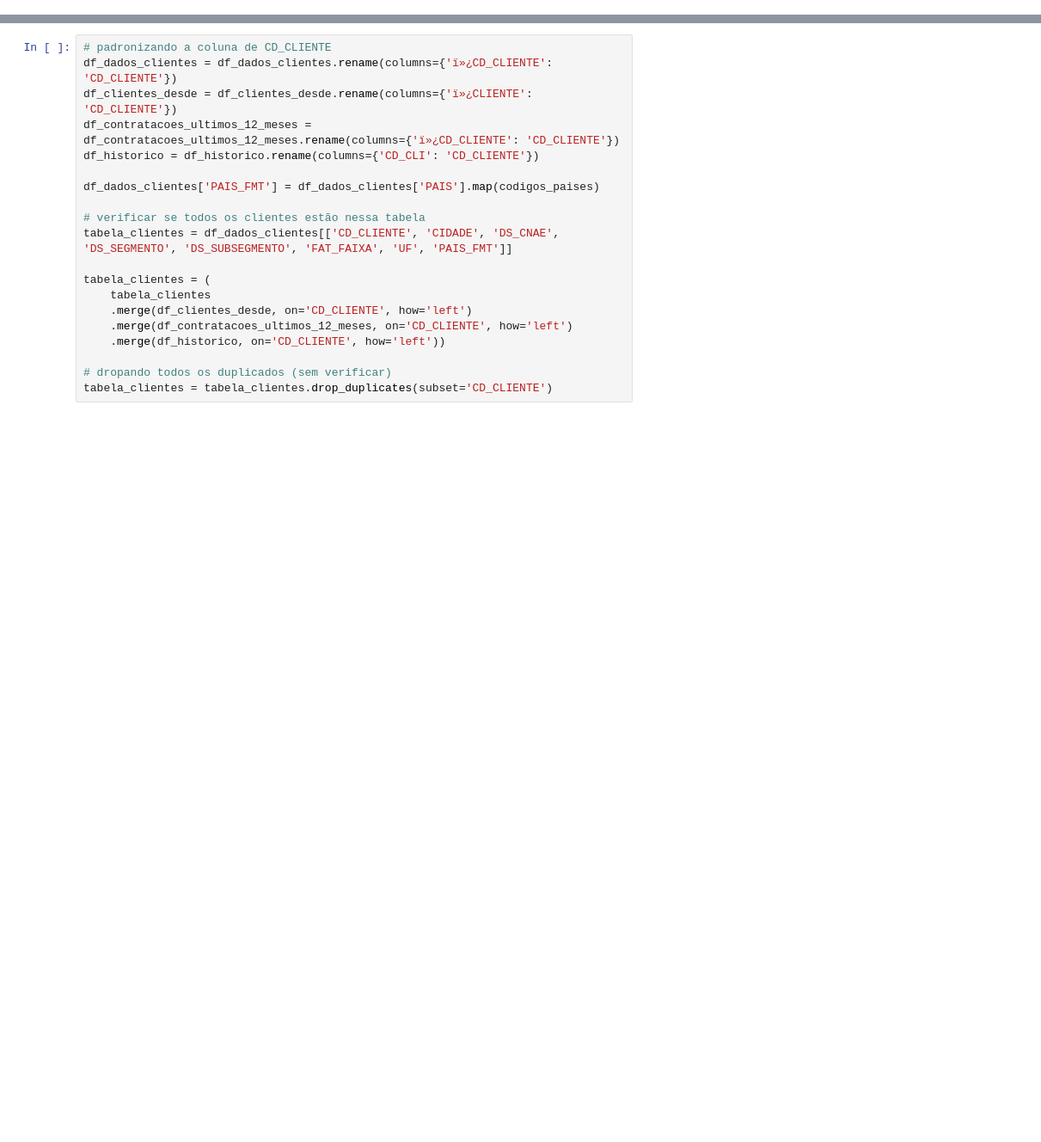
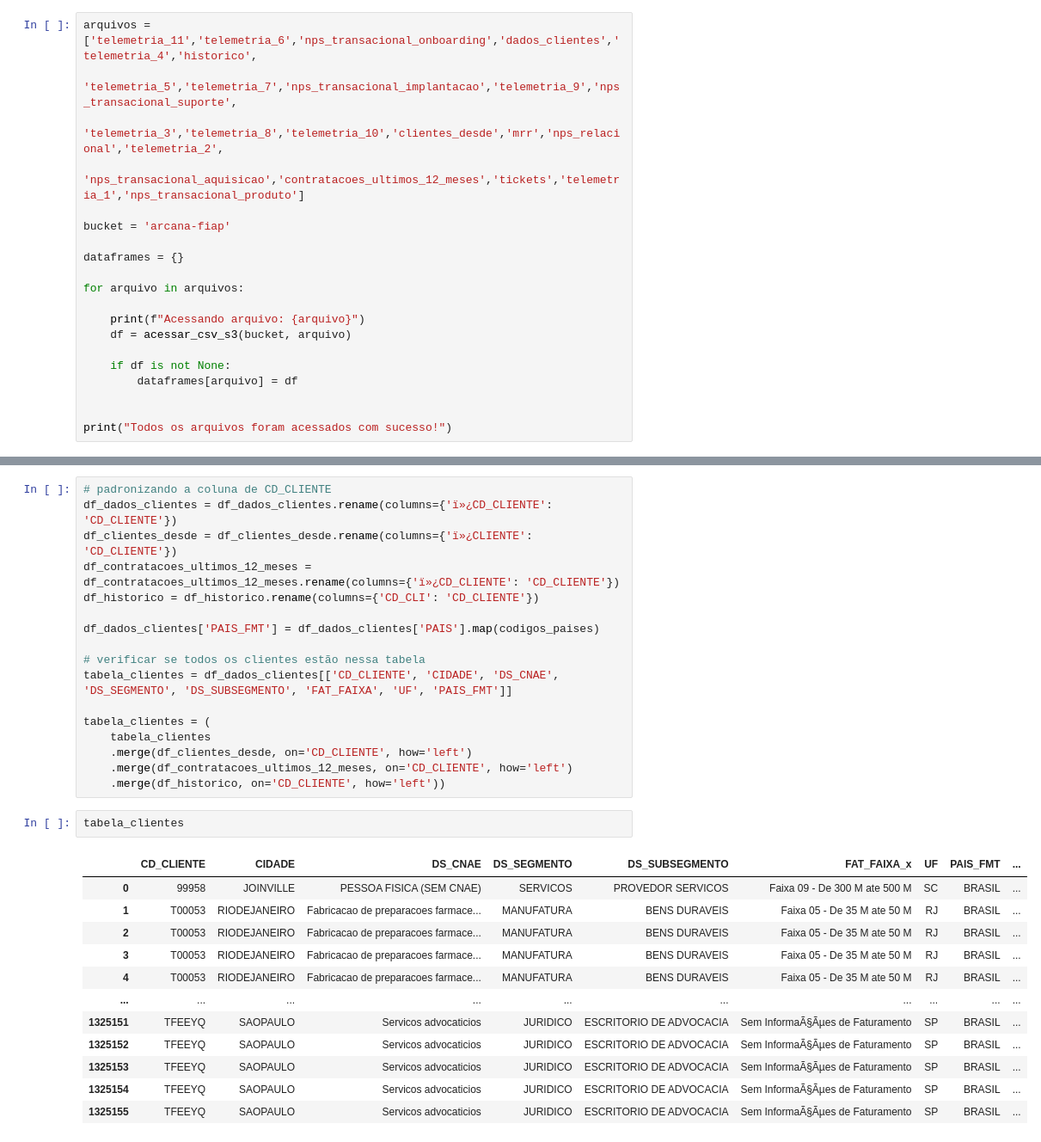
Before and after one commit to fiap-datascience/arcana, a Jupyter notebook: notebooks/analise_exploratoria.ipynb, the cells around one changed output, grey strips where cells are left out. Shown: that part at 86% size. Saved outputs shown, nothing was run; the diff lists cells and outputs as text; blank space fills up the shorter version.

Commit message:
:memo: Incluindo script para Upload dos arquivos CSV no S3

```diff
--- a/notebooks/analise_exploratoria.ipynb
+++ b/notebooks/analise_exploratoria.ipynb
@@ -28,0 +48,20 @@ for file in os.listdir(dados):
+# %%
+arquivos = ['telemetria_11','telemetria_6','nps_transacional_onboarding','dados_clientes','telemetria_4','historico',
+            'telemetria_5','telemetria_7','nps_transacional_implantacao','telemetria_9','nps_transacional_suporte',
+            'telemetria_3','telemetria_8','telemetria_10','clientes_desde','mrr','nps_relacional','telemetria_2',
+            'nps_transacional_aquisicao','contratacoes_ultimos_12_meses','tickets','telemetria_1','nps_transacional_produto']
+
+bucket = 'arcana-fiap'
+
+dataframes = {}
+
+for arquivo in arquivos:
+
+    print(f"Acessando arquivo: {arquivo}")
+    df = acessar_csv_s3(bucket, arquivo)
+
+    if df is not None:
+        dataframes[arquivo] = df
+
+
+print("Todos os arquivos foram acessados com sucesso!")
@@ -319,6 +396,18 @@ tabela_clientes = (
     .merge(df_clientes_desde, on='CD_CLIENTE', how='left')
     .merge(df_contratacoes_ultimos_12_meses, on='CD_CLIENTE', how='left')
     .merge(df_historico, on='CD_CLIENTE', how='left'))
-
-# dropando todos os duplicados (sem verificar)
-tabela_clientes = tabela_clientes.drop_duplicates(subset='CD_CLIENTE')
+# %%
+tabela_clientes
+# %% [output]
+|  | CD_CLIENTE | CIDADE | DS_CNAE | DS_SEGMENTO | DS_SUBSEGMENTO | FAT_FAIXA_x | UF | PAIS_FMT | ... |
+| 0 | 99958 | JOINVILLE | PESSOA FISICA (SEM CNAE) | SERVICOS | PROVEDOR SERVICOS | Faixa 09 - De 300 M ate 500 M | SC | BRASIL | ... |
+| 1 | T00053 | RIODEJANEIRO | Fabricacao de preparacoes farmace... | MANUFATURA | BENS DURAVEIS | Faixa 05 - De 35 M ate 50 M | RJ | BRASIL | ... |
+| 2 | T00053 | RIODEJANEIRO | Fabricacao de preparacoes farmace... | MANUFATURA | BENS DURAVEIS | Faixa 05 - De 35 M ate 50 M | RJ | BRASIL | ... |
+| 3 | T00053 | RIODEJANEIRO | Fabricacao de preparacoes farmace... | MANUFATURA | BENS DURAVEIS | Faixa 05 - De 35 M ate 50 M | RJ | BRASIL | ... |
+| 4 | T00053 | RIODEJANEIRO | Fabricacao de preparacoes farmace... | MANUFATURA | BENS DURAVEIS | Faixa 05 - De 35 M ate 50 M | RJ | BRASIL | ... |
+| ... | ... | ... | ... | ... | ... | ... | ... | ... | ... |
+| 1325151 | TFEEYQ | SAOPAULO | Servicos advocaticios | JURIDICO | ESCRITORIO DE ADVOCACIA | Sem InformaÃ§Ãµes de Faturamento | SP | BRASIL | ... |
+| 1325152 | TFEEYQ | SAOPAULO | Servicos advocaticios | JURIDICO | ESCRITORIO DE ADVOCACIA | Sem InformaÃ§Ãµes de Faturamento | SP | BRASIL | ... |
+| 1325153 | TFEEYQ | SAOPAULO | Servicos advocaticios | JURIDICO | ESCRITORIO DE ADVOCACIA | Sem InformaÃ§Ãµes de Faturamento | SP | BRASIL | ... |
+| 1325154 | TFEEYQ | SAOPAULO | Servicos advocaticios | JURIDICO | ESCRITORIO DE ADVOCACIA | Sem InformaÃ§Ãµes de Faturamento | SP | BRASIL | ... |
+| 1325155 | TFEEYQ | SAOPAULO | Servicos advocaticios | JURIDICO | ESCRITORIO DE ADVOCACIA | Sem InformaÃ§Ãµes de Faturamento | SP | BRASIL | ... |
```
Also changed, not shown: parts of 10 cells of this notebook, 2 other files.
